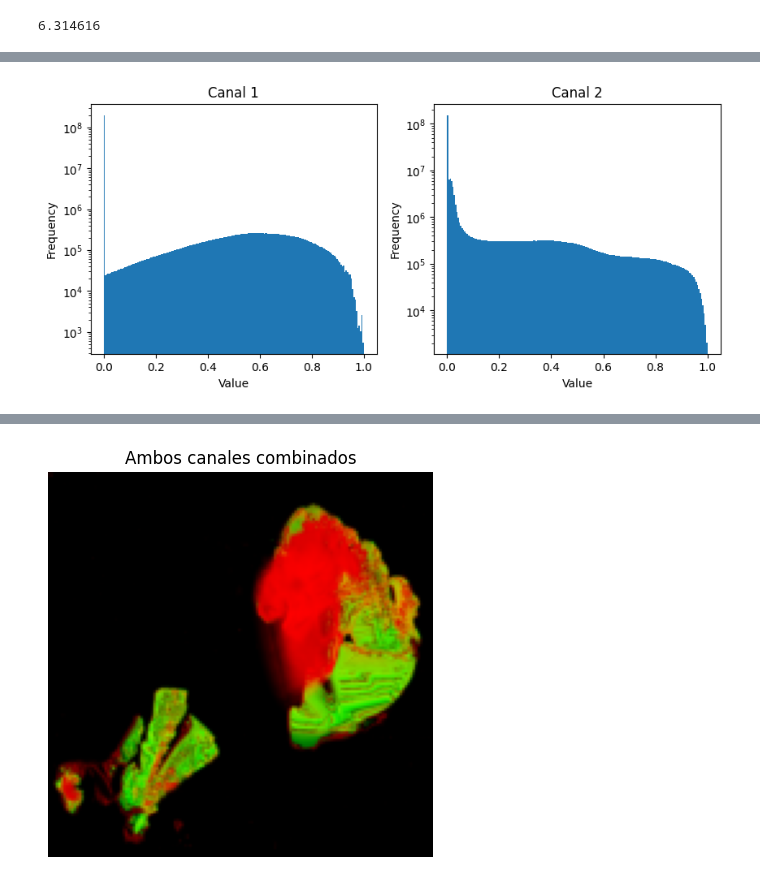
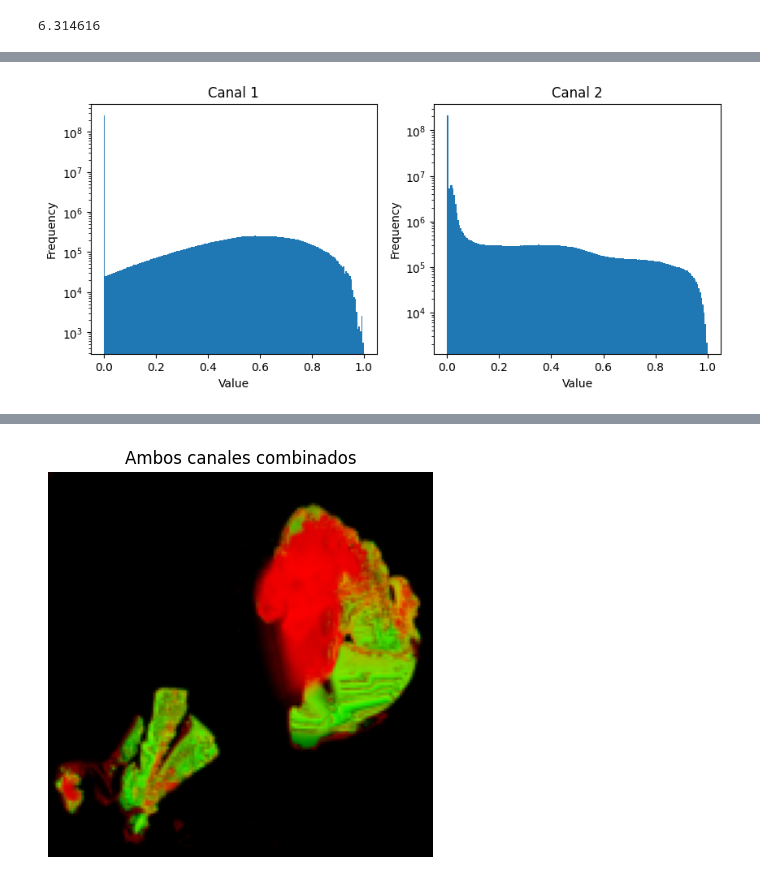
Before and after one commit to antonycardozo/CNNregression, a Jupyter notebook: cnn_regression.ipynb, the cells around one changed output, grey strips where cells are left out. Cells and saved outputs as stored; diff of their text form; code cells hidden in the pictures.

```diff
--- a/cnn_regression.ipynb
+++ b/cnn_regression.ipynb
@@ -23,8 +23,8 @@ channel_optir = preprocessing.log_normalize(channel_optir)
 channel_dc = preprocessing.invert_channel(channel_dc)
 
 #aplicar mascara
-#channel_dc= preprocessing.apply_mask(channel_dc, size= 1402)
-#channel_optir = preprocessing.apply_mask(channel_optir, size= 1402)
+channel_dc= preprocessing.apply_mask(channel_dc, size= 1402)
+channel_optir = preprocessing.apply_mask(channel_optir, size= 1402)
 # %% [output]
 6.314616
 # %%
@@ -130,40 +137,40 @@ plt.show()
 # %%
-channel_ir= channel_optir
-channel_c= channel_dc
+channel_ir= preprocessing.apply_mask(channel_optir)
+channel_c= preprocessing.apply_mask(channel_dc)
 data_ir = np.array(channel_ir)
 # Aplanar todo a 1D
 data_ir_flat = data_ir.ravel()
 #aplicar mascara si ayuda al modelo
 data1 = np.array(channel_c)
 
 # Aplanar todo a 1D
 data_flat1 = data1.ravel()
 plt.figure(figsize=(10,4))
 
 
 plt.subplot(1,2,1)
 
 plt.title("Canal 1")
 plt.hist(data_ir_flat, bins=200)  # ← escala log
 plt.xlabel("Value")
 #plt.xlim(0,1)
 #plt.ylim(0,10000000)
 plt.yscale("log")
 plt.ylabel("Frequency")
 
 
 plt.subplot(1,2,2)
 plt.title("Canal 2")
 plt.hist(data_flat1, bins=200)  # ← escala log
 plt.xlabel("Value")
 #plt.xlim(0,1)
 #plt.ylim(0,10000000)
 plt.yscale("log")
 plt.ylabel("Frequency")
 
 plt.show()
 # %% [output]
-[figure, old version]
+[figure, new version]
 # %%
 # img.shape = (alto, ancho, 2)
 plt.figure(figsize=(10,4))
```
Also changed, not shown: parts of 7 cells of this notebook, 2 other files.
